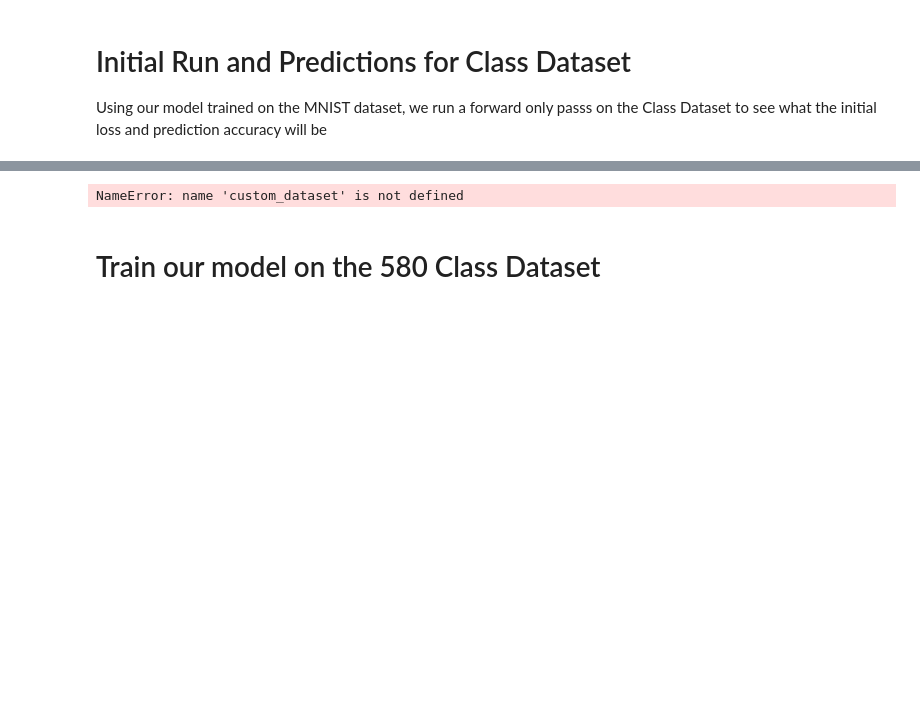
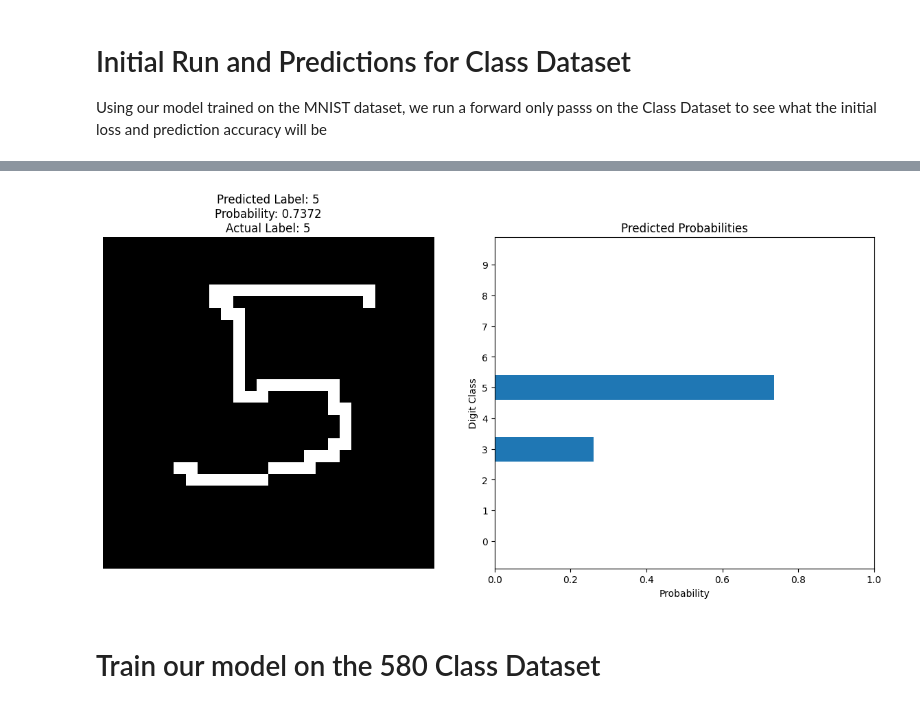
Before and after one commit to akleinecke/580_FinalProject_Fall24, a Jupyter notebook: Group 5 Final Project.ipynb, the cells around one changed output, grey strips where cells are left out. Drawn from its saved outputs; the diff is of its cells as text; code cells hidden in the pictures; blank space fills up the shorter version.

```diff
--- a/Group 5 Final Project.ipynb
+++ b/Group 5 Final Project.ipynb
@@ -947,12 +947,12 @@ NameError: name 'images_tensor' is not defined
 # %%
 %matplotlib inline
 from torch.utils.data import TensorDataset, DataLoader
-pcustom_loader = DataLoader(custom_dataset, batch_size=64, shuffle=False)
+initial_loader = DataLoader(initial_dataset, batch_size=64, shuffle=True)
 model.eval()
 
 
 # we are just using an image from trainloader, in the future we'll use frorm testloader
-timages, tlabels = next(iter(pcustom_loader))
+timages, tlabels = next(iter(initial_loader))
 
 img_idx = min(4, len(images) - 1)  # Use a valid index
 img = timages[img_idx].view(1, 784)  # Clamp the array within our index
@@ -965,35 +965,35 @@ with torch.no_grad():
 
 # Output of the network are log-probabilities, need to take exponential for probabilities
 ps = torch.exp(logps)
 
 # Turn the tensor into a numpy array for visualization
 img = img.view(28, 28).numpy()
 
 # Get the predicted class
 prob, class_idx = ps.topk(1, dim=1)
 tlabel = class_idx.item()
 
 # Plot the image and the probabilities
 fig, (ax1, ax2) = plt.subplots(1, 2, figsize=(12,6))
 
 # Plot image
 ax1.imshow(img, cmap='gray')
-ax1.set_title(f"Predicted Label: {label}\nProbability: {prob.item():.4f}\nActual Label: {labels[img_idx].item()}")
+ax1.set_title(f"Predicted Label: {tlabel}\nProbability: {prob.item():.4f}\nActual Label: {tlabels[img_idx].item()}")
 ax1.axis('off')
 
 # Plot probabilities
 ax2.barh(np.arange(10), ps.squeeze().numpy())
 ax2.set_yticks(np.arange(10))
 ax2.set_yticklabels(np.arange(10))  # Set y-tick labels to digits 0-9
 ax2.set_xlim(0, 1)
 ax2.set_xlabel('Probability')
 ax2.set_ylabel('Digit Class')
 ax2.set_title('Predicted Probabilities')
 
 plt.tight_layout()
 plt.show()
 # %% [output]
-NameError: name 'custom_dataset' is not defined
+[figure, added]
 # %% [markdown]
 # Train our model on the 580 Class Dataset
 # %%
```
Also changed, not shown: parts of 14 cells of this notebook.
